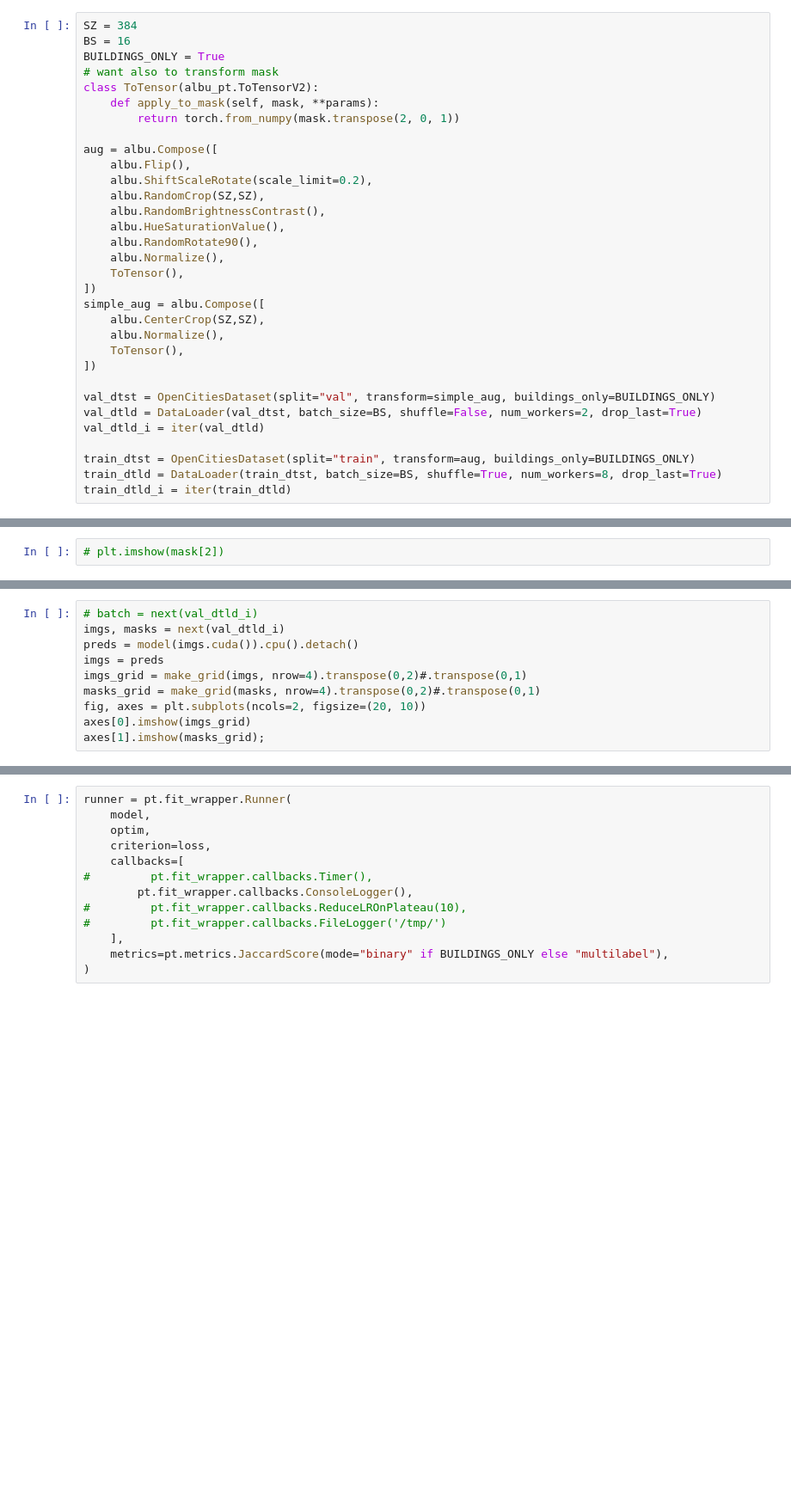
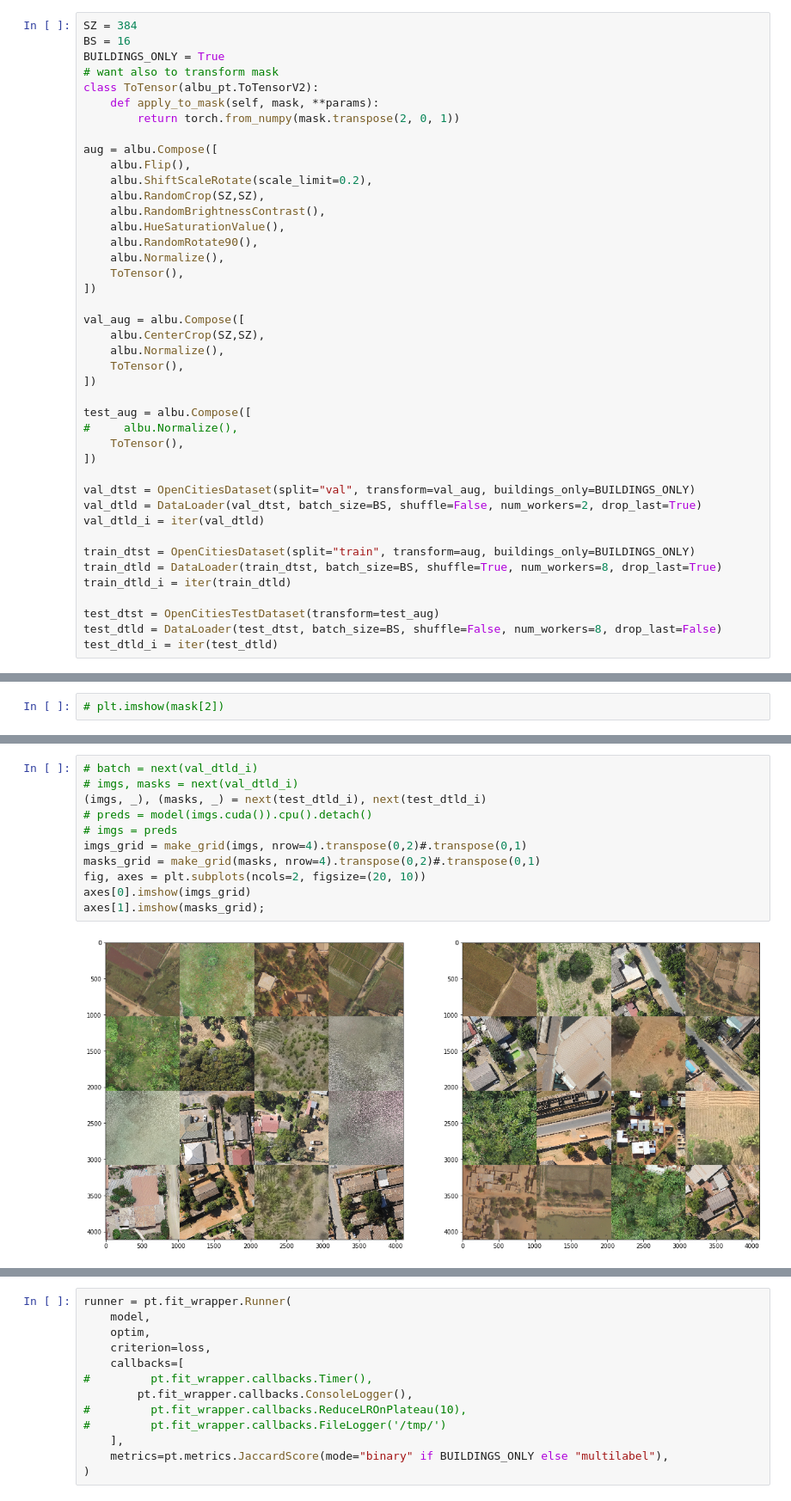
Before and after one commit to bonlime/opencities, a Jupyter notebook: 2. Model Training.ipynb, the cells around one changed output, grey strips where cells are left out. Shown at 86% size. Drawn from its saved outputs; the diff is of its cells as text; blank space fills up the shorter version.

```diff
--- a/2. Model Training.ipynb
+++ b/2. Model Training.ipynb
@@ -37,17 +37,27 @@ aug = albu.Compose([
     albu.Normalize(),
     ToTensor(),
 ])
-simple_aug = albu.Compose([
+
+val_aug = albu.Compose([
     albu.CenterCrop(SZ,SZ),
     albu.Normalize(),
     ToTensor(),
 ])
 
-val_dtst = OpenCitiesDataset(split="val", transform=simple_aug, buildings_only=BUILDINGS_ONLY)
+test_aug = albu.Compose([
+#     albu.Normalize(),
+    ToTensor(),
+])
+
+val_dtst = OpenCitiesDataset(split="val", transform=val_aug, buildings_only=BUILDINGS_ONLY)
 val_dtld = DataLoader(val_dtst, batch_size=BS, shuffle=False, num_workers=2, drop_last=True)
 val_dtld_i = iter(val_dtld)
 
 train_dtst = OpenCitiesDataset(split="train", transform=aug, buildings_only=BUILDINGS_ONLY)
 train_dtld = DataLoader(train_dtst, batch_size=BS, shuffle=True, num_workers=8, drop_last=True)
 train_dtld_i = iter(train_dtld)
+
+test_dtst = OpenCitiesTestDataset(transform=test_aug)
+test_dtld = DataLoader(test_dtst, batch_size=BS, shuffle=False, num_workers=8, drop_last=False)
+test_dtld_i = iter(test_dtld)
 # %%
@@ -60,13 +78,16 @@ img.shape, mask.shape
 # %%
 # batch = next(val_dtld_i)
-imgs, masks = next(val_dtld_i)
-preds = model(imgs.cuda()).cpu().detach()
-imgs = preds
+# imgs, masks = next(val_dtld_i)
+(imgs, _), (masks, _) = next(test_dtld_i), next(test_dtld_i)
+# preds = model(imgs.cuda()).cpu().detach()
+# imgs = preds
 imgs_grid = make_grid(imgs, nrow=4).transpose(0,2)#.transpose(0,1)
 masks_grid = make_grid(masks, nrow=4).transpose(0,2)#.transpose(0,1)
 fig, axes = plt.subplots(ncols=2, figsize=(20, 10))
 axes[0].imshow(imgs_grid)
 axes[1].imshow(masks_grid);
+# %% [output]
+[figure, added]
 # %%
 # model = pt.segmentation_models.DeepLabV3(
 #     'se_resnet50', output_stride=16, num_classes=1 if BUILDINGS_ONLY else 3
```
Also changed, not shown: parts of 13 cells of this notebook, 8 other files.
